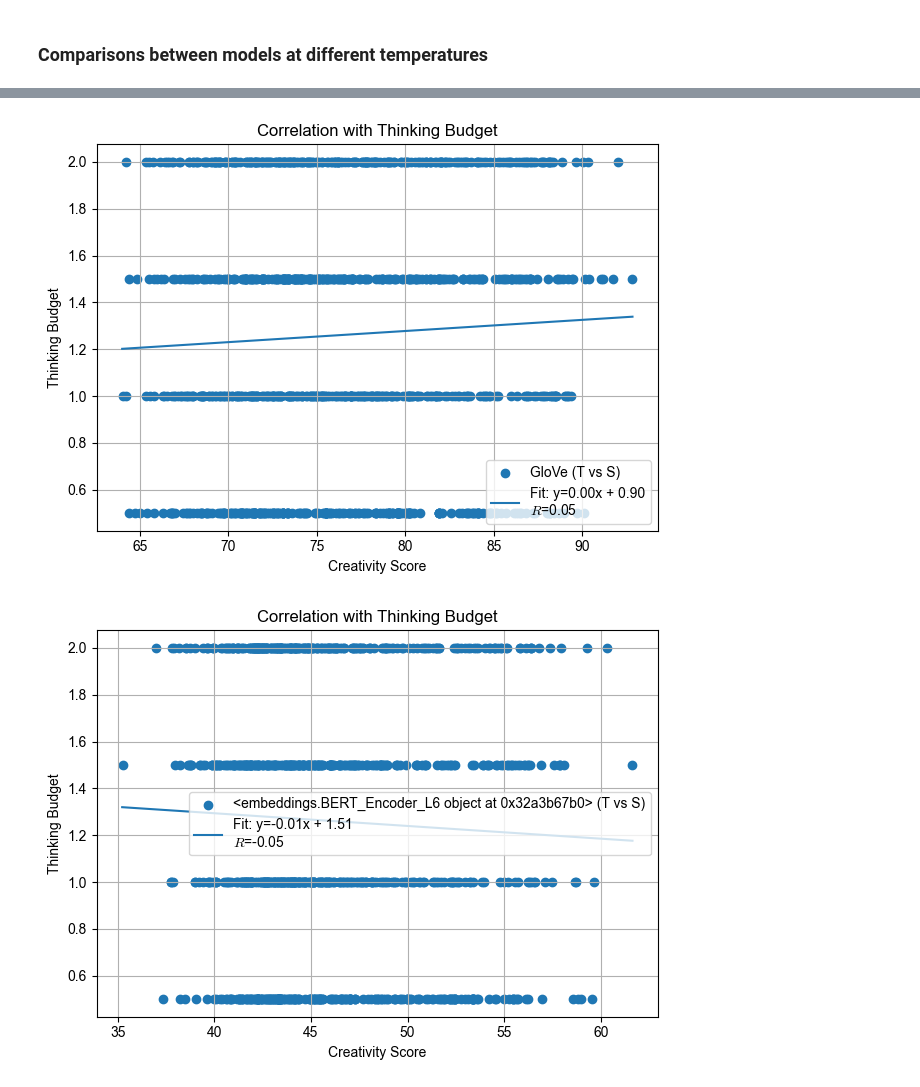
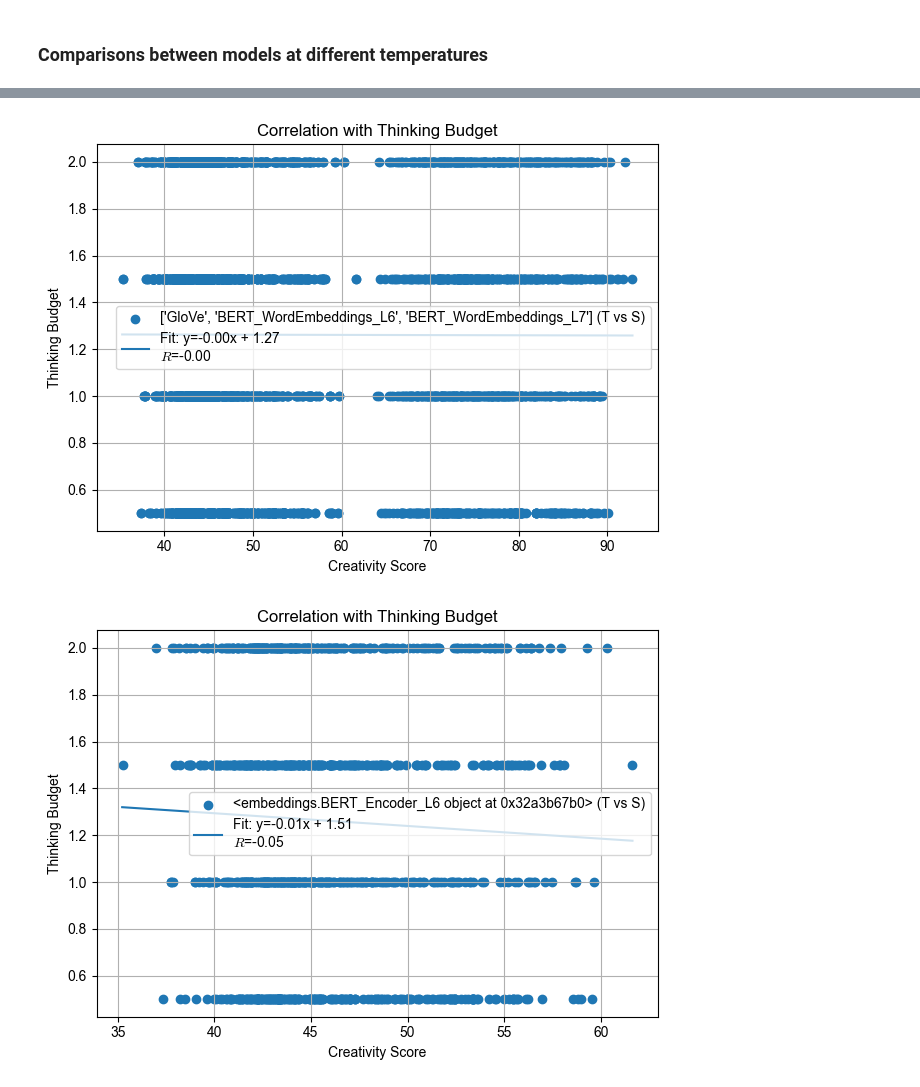
Before and after one commit to theGreen-Coder/MCTB, a Jupyter notebook: example.ipynb, the cells around one changed output, grey strips where cells are left out. Saved outputs shown, nothing was run; the diff lists cells and outputs as text; code cells hidden in the pictures.

```diff
--- a/example.ipynb
+++ b/example.ipynb
@@ -340,15 +271,15 @@ Benchmark (mean of top model 'gemini-2.0-flash_{"temperature": 1.5}'): 85.89
 # %%
-plot_correlation('results/DAT_5models_4configs_10words_06-18_17:18:31_unnormalized.json',
+plot_correlation('results/DAT_5models_4configs_10words_06-23_16:02:48_unnormalized.json',
                  key='temperature',
                  second_key=None,
-                 model='GloVe',
+                 embedding_model=['GloVe', 'BERT_WordEmbeddings_L6', 'BERT_WordEmbeddings_L7'],
                  plot_title="Correlation with Thinking Budget",
                  x_axis_title="Creativity Score",
                  y_axis_title="Thinking Budget",
                  save_file=False,
                  file_name="thinking_budget_effect_on_creativity_correlation.png")
 # %% [output]
-[figure, old version]
+[figure, new version]
 # %%
 plot_correlation('results/DAT_5models_4configs_10words_06-18_18:24:53_unnormalized.json',
                  key='temperature',
```
Also changed, not shown: parts of 9 cells of this notebook, 15 other files.
